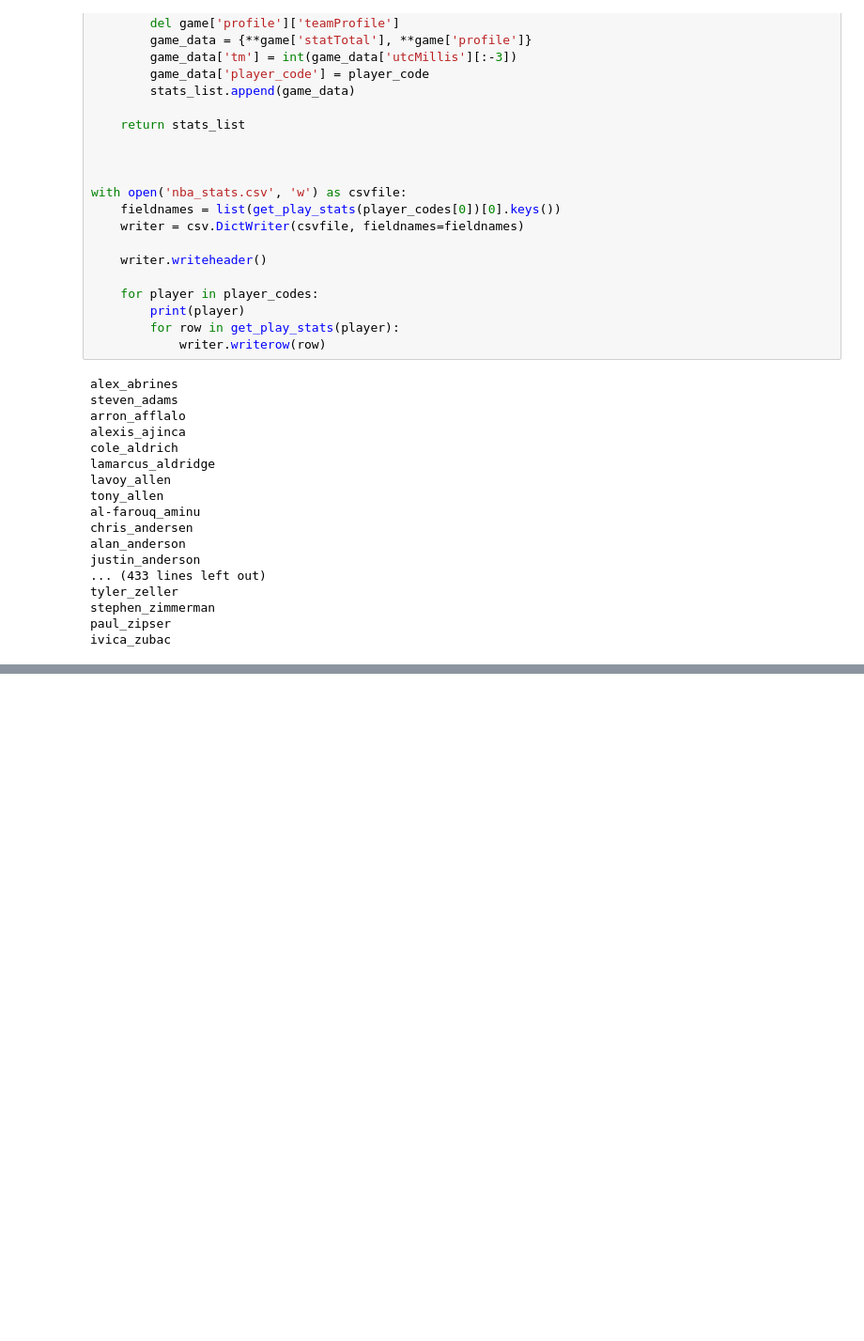
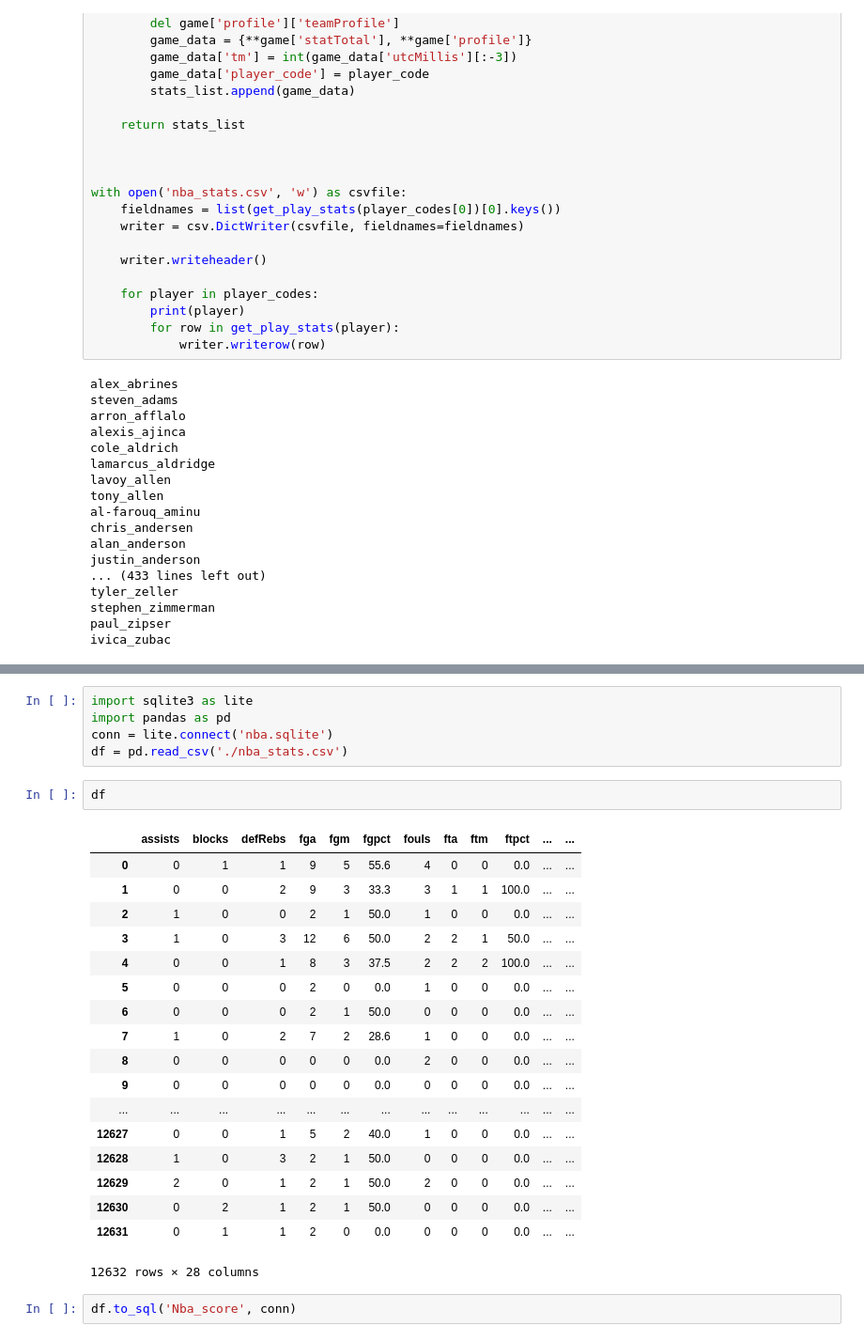
Before and after one commit to ronin0411/AB105ETL, a Jupyter notebook: AB105_ETL_20161229.ipynb, the cells around one changed output, grey strips where cells are left out. Shown at 94% size. Drawn from its saved outputs; the diff is of its cells as text; blank space fills up the shorter version.

```diff
--- a/AB105_ETL_20161229.ipynb
+++ b/AB105_ETL_20161229.ipynb
@@ -664,0 +959,28 @@ with open('names.csv', 'w') as csvfile:
+# %%
+import sqlite3 as lite
+import pandas as pd
+conn = lite.connect('nba.sqlite')
+df = pd.read_csv('./nba_stats.csv')
+# %%
+df
+# %% [output]
+|  | assists | blocks | defRebs | fga | fgm | fgpct | fouls | fta | ftm | ftpct | ... | ... |
+| 0 | 0 | 1 | 1 | 9 | 5 | 55.6 | 4 | 0 | 0 | 0.0 | ... | ... |
+| 1 | 0 | 0 | 2 | 9 | 3 | 33.3 | 3 | 1 | 1 | 100.0 | ... | ... |
+| 2 | 1 | 0 | 0 | 2 | 1 | 50.0 | 1 | 0 | 0 | 0.0 | ... | ... |
+| 3 | 1 | 0 | 3 | 12 | 6 | 50.0 | 2 | 2 | 1 | 50.0 | ... | ... |
+| 4 | 0 | 0 | 1 | 8 | 3 | 37.5 | 2 | 2 | 2 | 100.0 | ... | ... |
+| 5 | 0 | 0 | 0 | 2 | 0 | 0.0 | 1 | 0 | 0 | 0.0 | ... | ... |
+| 6 | 0 | 0 | 0 | 2 | 1 | 50.0 | 0 | 0 | 0 | 0.0 | ... | ... |
+| 7 | 1 | 0 | 2 | 7 | 2 | 28.6 | 1 | 0 | 0 | 0.0 | ... | ... |
+| 8 | 0 | 0 | 0 | 0 | 0 | 0.0 | 2 | 0 | 0 | 0.0 | ... | ... |
+| 9 | 0 | 0 | 0 | 0 | 0 | 0.0 | 0 | 0 | 0 | 0.0 | ... | ... |
+| ... | ... | ... | ... | ... | ... | ... | ... | ... | ... | ... | ... | ... |
+| 12627 | 0 | 0 | 1 | 5 | 2 | 40.0 | 1 | 0 | 0 | 0.0 | ... | ... |
+| 12628 | 1 | 0 | 3 | 2 | 1 | 50.0 | 0 | 0 | 0 | 0.0 | ... | ... |
+| 12629 | 2 | 0 | 1 | 2 | 1 | 50.0 | 2 | 0 | 0 | 0.0 | ... | ... |
+| 12630 | 0 | 2 | 1 | 2 | 1 | 50.0 | 0 | 0 | 0 | 0.0 | ... | ... |
+| 12631 | 0 | 1 | 1 | 2 | 0 | 0.0 | 0 | 0 | 0 | 0.0 | ... | ... |
+12632 rows × 28 columns
+# %%
+df.to_sql('Nba_score', conn)
```
Also changed, not shown: parts of 35 cells of this notebook.
